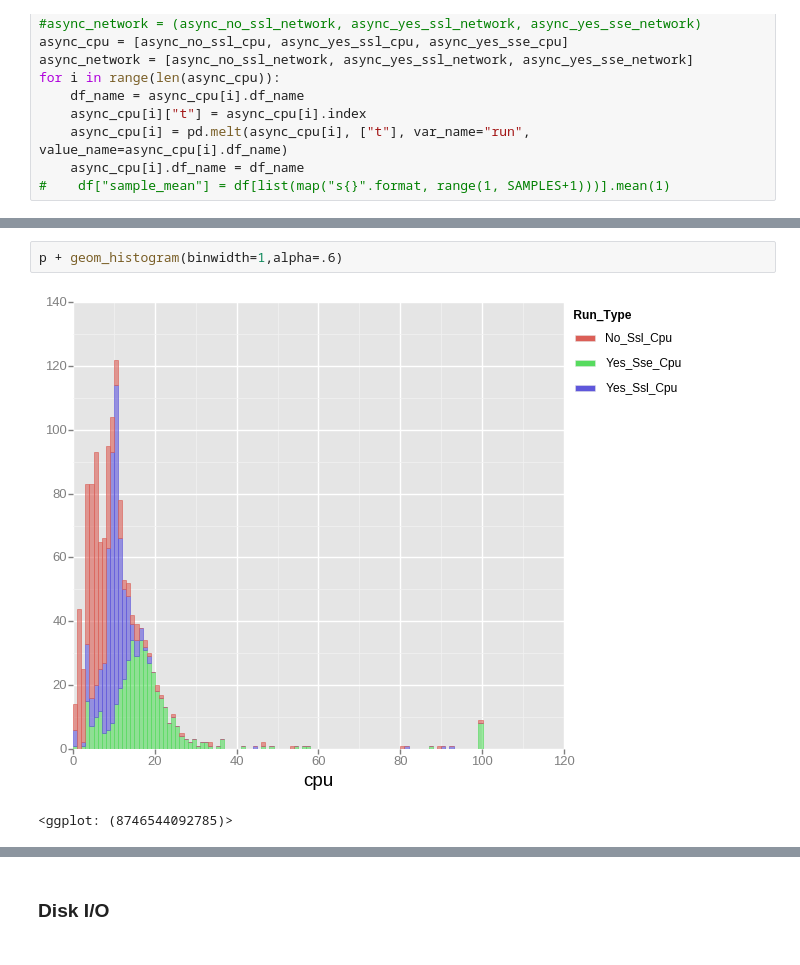
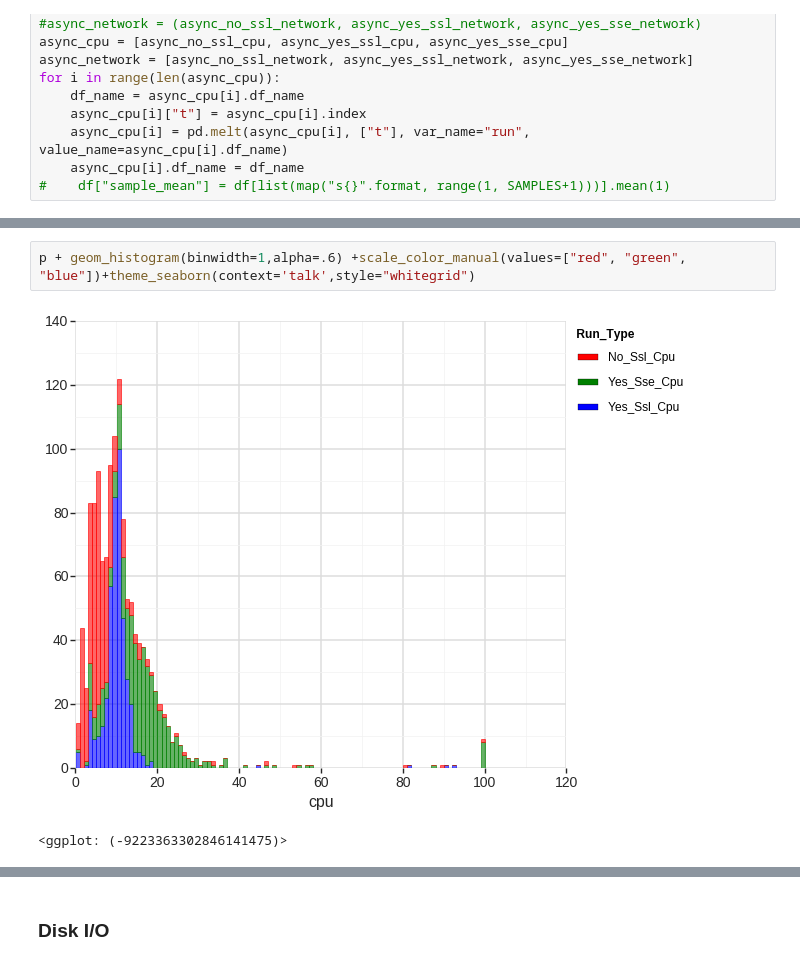
Before and after one commit to philipsoutham/aws-encryption-performance, a Jupyter notebook: To crypto, or not to crypto...-Copy1.ipynb, the cells around one changed output, grey strips where cells are left out. Saved outputs shown, nothing was run; the diff lists cells and outputs as text.

```diff
--- a/To crypto, or not to crypto...-Copy1.ipynb
+++ b/To crypto, or not to crypto...-Copy1.ipynb
@@ -156,5 +107,5 @@ p+ geom_density(alpha=.5)
 # %%
-p + geom_histogram(binwidth=1,alpha=.6)
+p + geom_histogram(binwidth=1,alpha=.6) +scale_color_manual(values=["red", "green", "blue"])+theme_seaborn(context='talk',style="whitegrid")
 # %% [output]
-[figure, old version]
+[figure, new version]
-<ggplot: (8746544092785)>
+<ggplot: (-9223363302846141475)>
```
Also changed, not shown: parts of 46 cells of this notebook.
